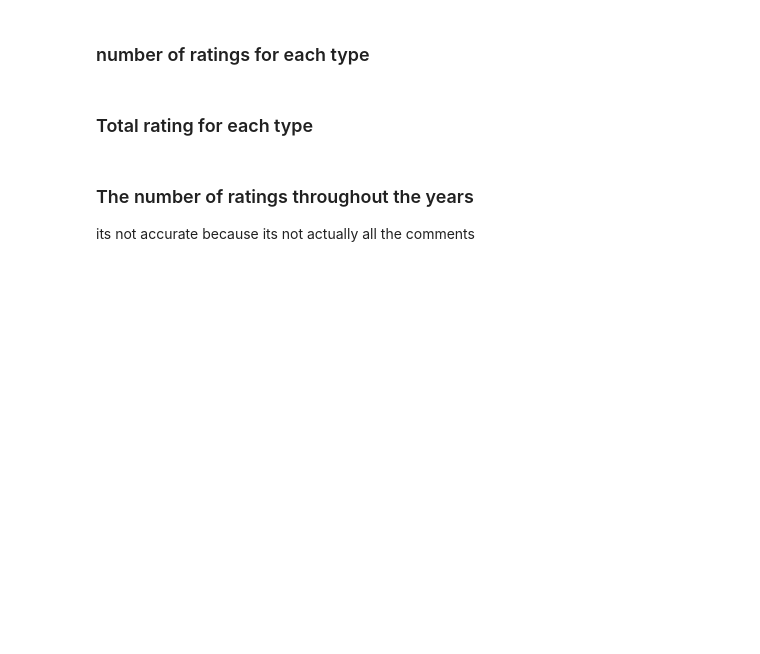
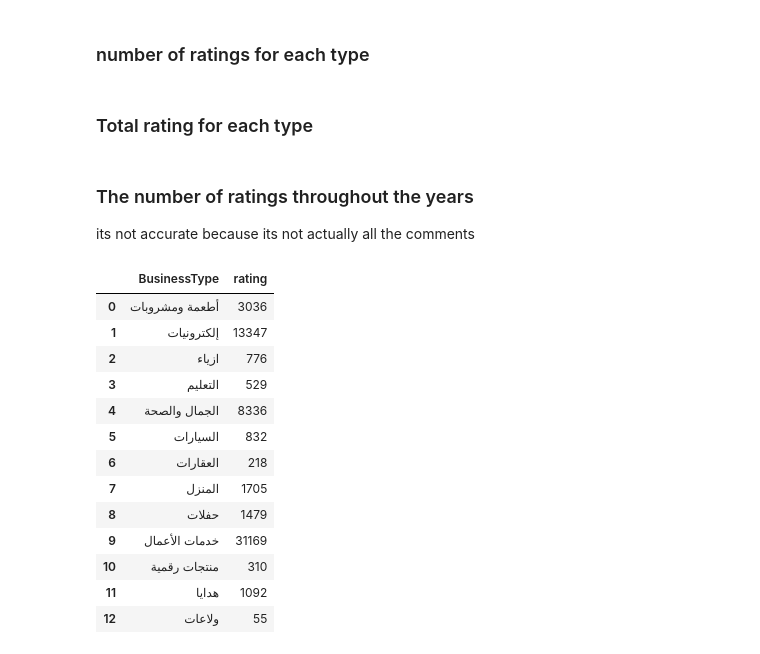
Before and after one commit to almalkiashwaq0/Shawer-Saudi-E-commerce-Market-Analysis, a Jupyter notebook: EDA_Reviews M.ipynb, the cells around one changed output. Saved outputs shown, nothing was run; the diff lists cells and outputs as text; code cells hidden in the pictures; blank space fills up the shorter version.

```diff
--- a/EDA_Reviews M.ipynb
+++ b/EDA_Reviews M.ipynb
@@ -145,3 +161,20 @@ fig = px.area(
     title='Number of Ratings Over Time'
 )
 fig.show()
+# %%
+df.groupby('BusinessType')['rating'].count().reset_index()
+# %% [output]
+|  | BusinessType | rating |
+| 0 | أطعمة ومشروبات | 3036 |
+| 1 | إلكترونيات | 13347 |
+| 2 | ازياء | 776 |
+| 3 | التعليم | 529 |
+| 4 | الجمال والصحة | 8336 |
+| 5 | السيارات | 832 |
+| 6 | العقارات | 218 |
+| 7 | المنزل | 1705 |
+| 8 | حفلات | 1479 |
+| 9 | خدمات الأعمال | 31169 |
+| 10 | منتجات رقمية | 310 |
+| 11 | هدايا | 1092 |
+| 12 | ولاعات | 55 |
```
Also changed, not shown: parts of 6 cells of this notebook.
